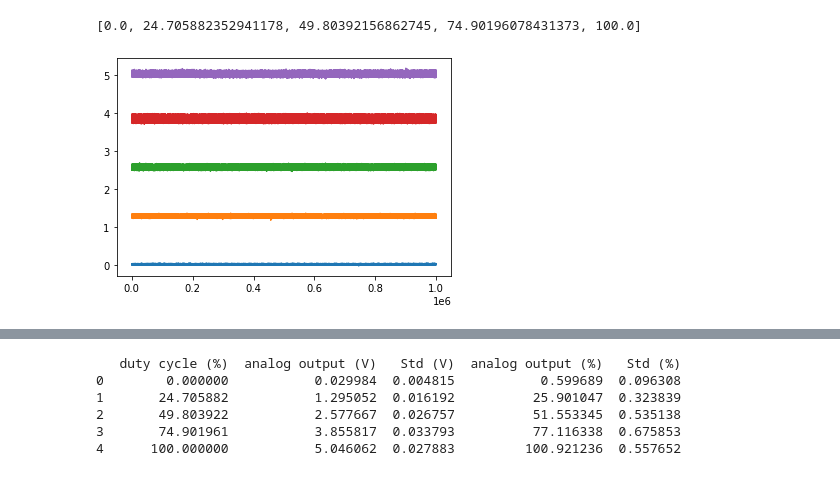
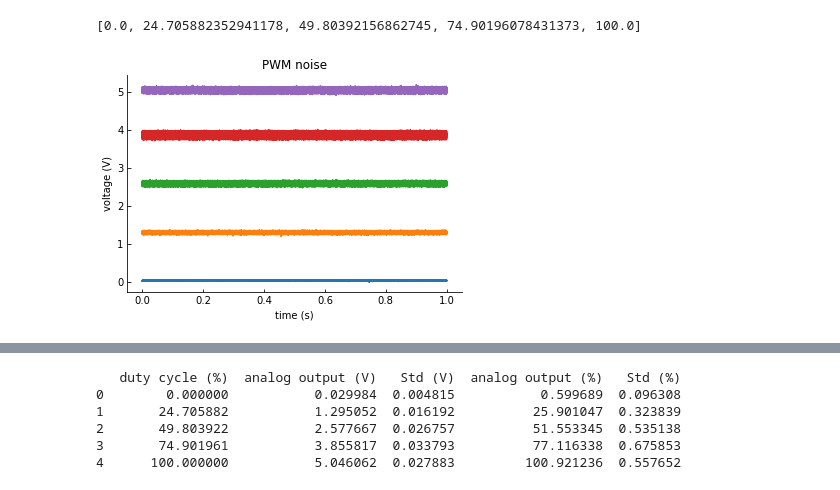
Before and after one commit to mufpga/analysis, a Jupyter notebook: pwm.ipynb, the cells around one changed output, grey strips where cells are left out. Drawn from its saved outputs; the diff is of its cells as text; code cells hidden in the pictures.

```diff
--- a/pwm.ipynb
+++ b/pwm.ipynb
@@ -1,11 +1,19 @@
 # %%
 import os
+import os.path as op
 import numpy as np
 import pandas as pd
 from scipy import stats
 
 %matplotlib inline
+import matplotlib as mpl
 import matplotlib.pyplot as plt
+
+# define some matplotlib style for all figures
+mpl.rcParams['axes.spines.right'] = False
+mpl.rcParams['axes.spines.top'] = False
+mpl.rcParams['xtick.direction'] = 'in'
+mpl.rcParams['ytick.direction'] = 'in'
 # %%
 def load_single(path):
     # prior on the name
@@ -33,7 +41,7 @@ def load_all(path, files):
     v_list = []
     perc_list = []
     for f in files:
-        v, v_true = load_single(path+f)
+        v, v_true = load_single(op.join(path,f))
 
         v_list.append(v)
         perc_list.append(v_true)
@@ -45,7 +53,7 @@ def get_color(ind):
     return colors[ind%len(colors)]
 # %%
 # import data
-root = 'data/pwm/'
+root = op.join('data','pwm')
 files = ['C1000002.txt', 'C16300000.txt', 'C112700000.txt', 'C119100000.txt', 'C125500000.txt']
 v_all, perc_list = load_all(root, files)
 print(perc_list)
@@ -54,6 +62,13 @@ print(perc_list)
 # %%
 plt.figure()
 for v in v_all:
-    plt.plot([i for i in range(v.shape[0])],v[:,1])
+    plt.plot(v[:,0]-np.min(v[:,0]),v[:,1])
+plt.title('PWM noise')
+plt.xlabel('time (s)')
+plt.ylabel('voltage (V)')
+
+dir_path = 'figs'
+if not os.path.isdir(dir_path): os.mkdir(dir_path)
+plt.savefig(op.join(dir_path,'fig_pwm_noise.eps'), format='eps')
 # %% [output]
-[figure, old version]
+[figure, new version]
```
Also changed, not shown: parts of 2 cells of this notebook, 1 other file.
